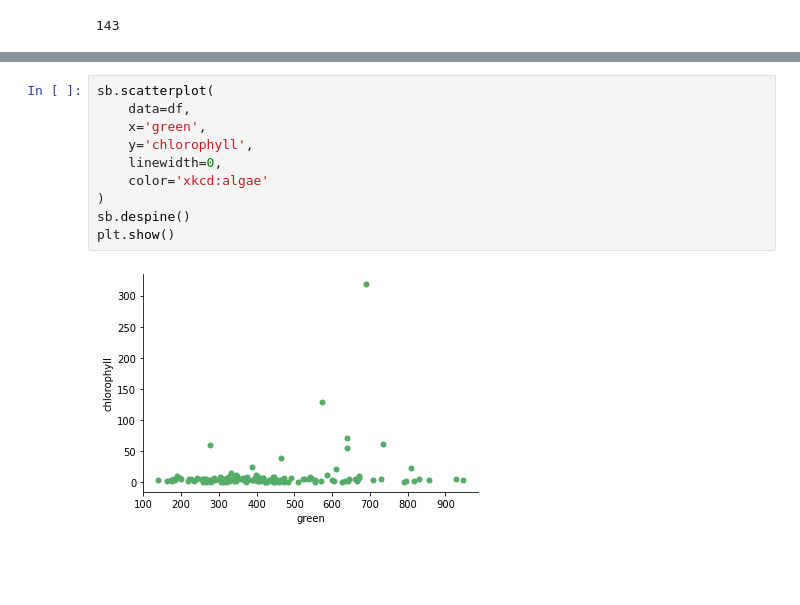
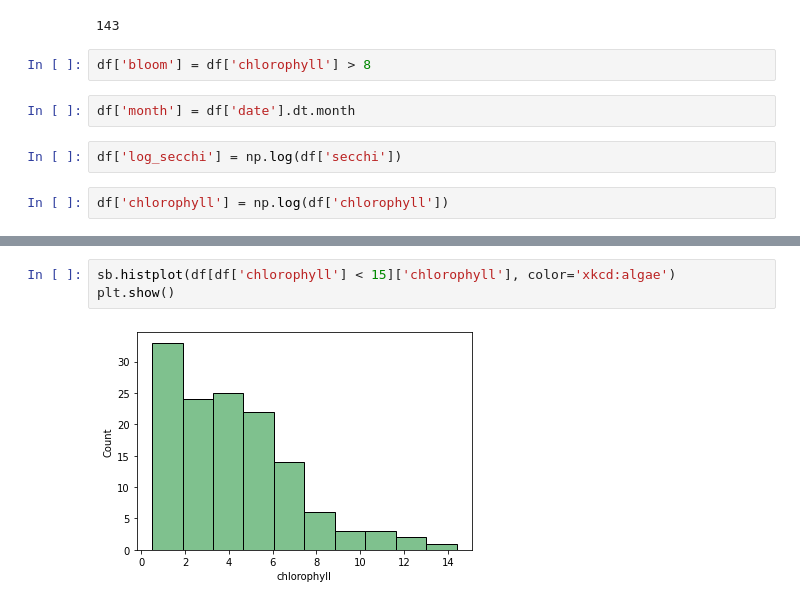
Before and after one commit to BostonTLee/undergrad-algae-trees, a Jupyter notebook: plots.ipynb, the cells around one changed output, grey strips where cells are left out. Saved outputs shown, nothing was run; the diff lists cells and outputs as text; blank space fills up the shorter version.

Commit message:
add plots

```diff
--- a/plots.ipynb
+++ b/plots.ipynb
@@ -40,6 +49,14 @@ df = thresh_date_merge(insitu, sat, merge_cols=['comid'], thresh=1)
 len(df)
 # %% [output]
 143
+# %%
+df['bloom'] = df['chlorophyll'] > 8
+# %%
+df['month'] = df['date'].dt.month
+# %%
+df['log_secchi'] = np.log(df['secchi'])
+# %%
+df['chlorophyll'] = np.log(df['chlorophyll'])
 # %%
 sb.heatmap(df.set_index(['comid', 'date']).corr(), square=True, center=0)
 plt.show()
@@ -48,12 +93,5 @@ plt.show()
 # %%
-sb.scatterplot(
-    data=df,
-    x='green',
-    y='chlorophyll',
-    linewidth=0,
-    color='xkcd:algae'
-)
-sb.despine()
+sb.histplot(df[df['chlorophyll'] < 15]['chlorophyll'], color='xkcd:algae')
 plt.show()
 # %% [output]
-[figure, old version]
+[figure, new version]
```
Also changed, not shown: parts of 5 cells of this notebook.
